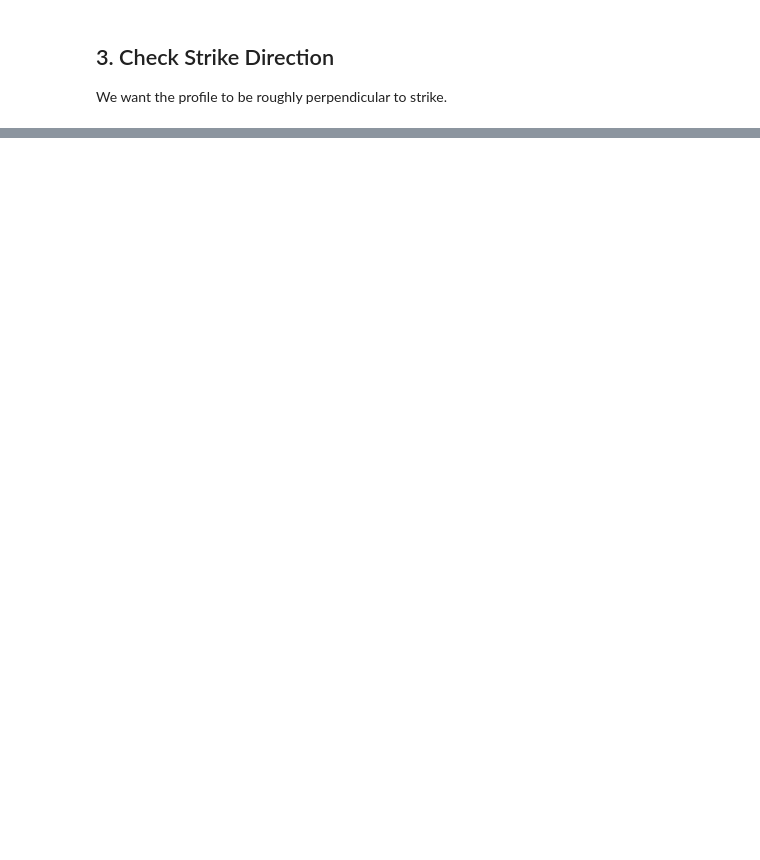
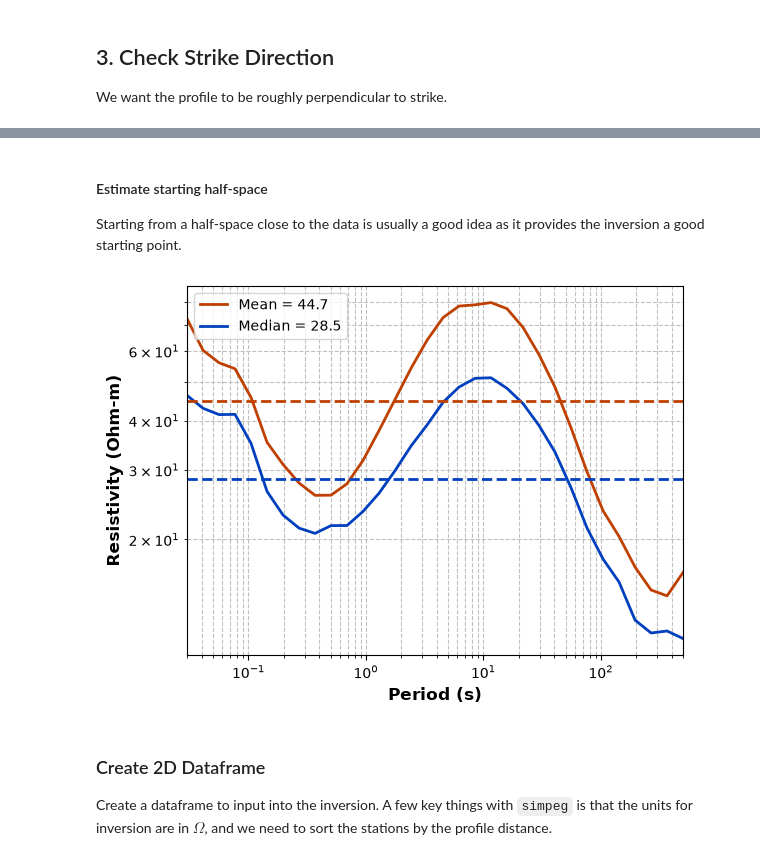
Before and after one commit to SAGE-Geophysical-Field-Camp/SAGE-Geophysical-Field-Camp.github.io, a Jupyter notebook: notebooks/mt/sage_2d_inversion.ipynb, the cells around one changed output, grey strips where cells are left out. Drawn from its saved outputs; the diff is of its cells as text; code cells hidden in the pictures; blank space fills up the shorter version.

```diff
--- a/notebooks/mt/sage_2d_inversion.ipynb
+++ b/notebooks/mt/sage_2d_inversion.ipynb
@@ -78 +97,19 @@ BokehModel(combine_events=True, render_bundle={'docs_json': {'094c2ce6-f787-4735
+# %%
+# 1. write transfer functions to EDI files
+
+from pathlib import Path
+save_path = Path(r"c:\Users\jpeacock\OneDrive - DOI\SAGE\profile_2026")
+save_path.mkdir(exist_ok=True)
+
+for station in profile.station_paths:
+    mo = profile.get_station(station, as_mt=True)
+    mo.write(save_path / f"{mo.station}.edi")
+# %%
+# 3. Load the edited EDI files back in
+from mtpy import MTData
+
+edited_profile = MTData()
+loaded_files = edited_profile.add_station(list(save_path.joinpath("edited").glob("*.edi")))
+edited_profile.utm_epsg = 32613
+edited_profile = edited_profile.get_profile(end_point_01["longitude"], end_point_01["latitude"], end_point_02["longitude"], end_point_02["latitude"], 1000)
 # %% [markdown]
@@ -92,0 +144,11 @@ profile_interp = profile.interpolate(interp_periods)
+# %% [markdown]
+#### Estimate starting half-space
+
+Starting from a half-space close to the data is usually a good idea as it provides the inversion a good starting point.
+# %%
+edited_profile.estimate_starting_rho()
+# %% [output]
+[figure, added]
+# %% [markdown]
+### Create 2D Dataframe
+Create a dataframe to input into the inversion.  A few key things with `simpeg` is that the units for inversion are in $\Omega$, and we need to sort the stations by the profile distance.
```
Also changed, not shown: parts of 22 cells of this notebook, 1 other file.
